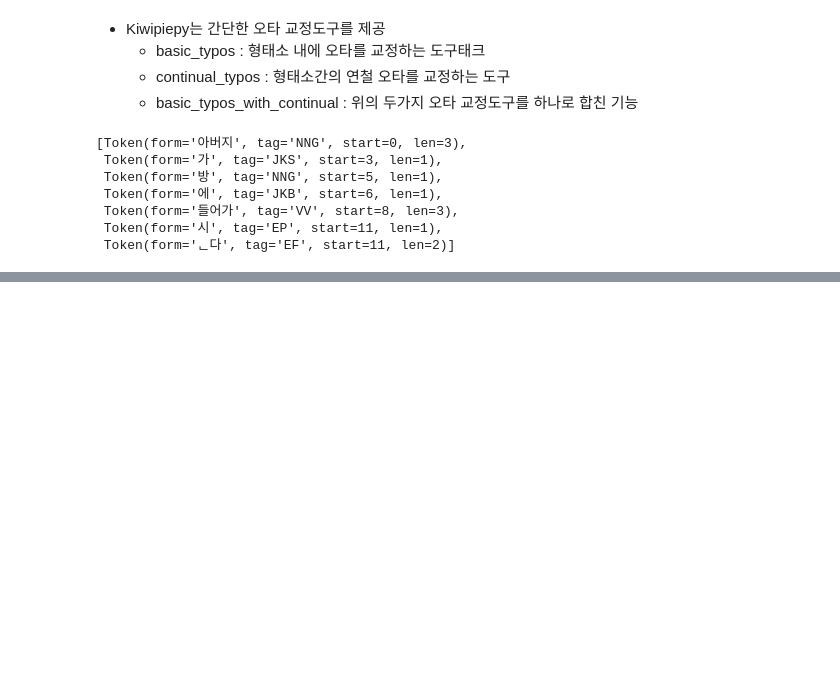
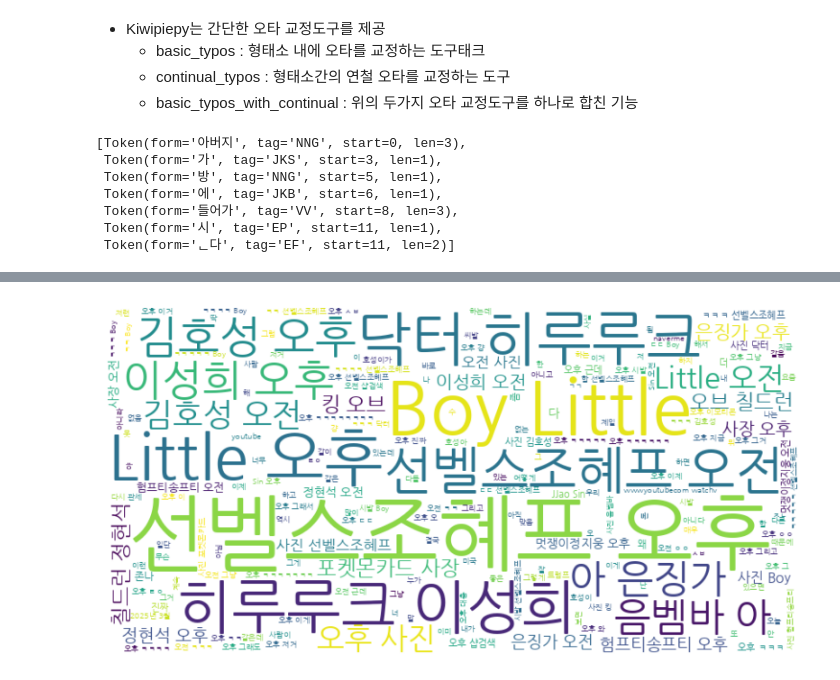
Before and after one commit to copy-del/my-repo, a Jupyter notebook: text mining/kiwipiepy.ipynb, the cells around one changed output, grey strips where cells are left out. Saved outputs shown, nothing was run; the diff lists cells and outputs as text; code cells hidden in the pictures; blank space fills up the shorter version.

Commit message:
study/text_mining

```diff
--- a/text mining/kiwipiepy.ipynb
+++ b/text mining/kiwipiepy.ipynb
@@ -165,0 +197,11 @@ token
+# %%
+# 오타 수정
+
+# 더미 문장 데이터를 이용해서, kiwi 라이브러리 사용법 익혀보기
+text = '오늘은 수요일이당. 주말이 어서 어서 와랔ㅋㅋ ㅋㅋㅋㅋ'
+# 형태소 분석 시작
+
+# normalize_coda
+# 초성체가 어절 뒤에 붙는 경우, 초성체를 분리해주는 기능(기본값 : False)
+token = kiwi.tokenize(text, normalize_coda=True)
+token
@@ -165,0 +545,5 @@ token
+# %%
+file_path = '/content/drive/MyDrive/Colab Notebooks/SW엔지니어/data/카카오톡_대화내용_내보내기.txt.txt'
+
+with open(file_path, 'r', encoding='utf-8') as f:
+  text = f.read()
@@ -165,0 +557,29 @@ token
+# %%
+# 대괄호 []로 감싸진 내용을 정규표현식으로 찾아서 빈 문자열로 치환(삭제)
+cleaned_text = re.sub(r'|[.*?|]','',text)
+# \[ : [, \] : ]
+# .* : 모든 문자
+# ? : ex) [...]sadf [...] > 전부 삭제 방지
+
+# 여러개 공백(띄어쓰기, 줄바꿈)을 하나의 공백으로 치환.
+cleaned_text = re.sub(r'|s+','',cleaned_text)
+
+# |s : 공백문자
+# |s :
+# %%
+# 워드클라우드, matplotlib import
+from wordcloud import WordCloud
+import matplotlib.pyplot as plt
+
+# 워드클라우드 생성
+wordcloud = WordCloud(font_path='/content/drive/MyDrive/Colab Notebooks/SW엔지니어/data/NanumGothic.ttf',
+                      width=800,height=400,background_color='white').generate(cleaned_text)
+# generate(text) : 단어의 빈도수에 따라 글자의 크기 조절.
+
+# 워드클라우드 시각화
+plt.figure(figsize=(10,5))
+plt.imshow(wordcloud, interpolation='bilinear') # 워드클라우드 시각화, bilinear : 픽셀 깨짐방지
+plt.axis('off') # x축, y축 표시 off
+plt.show()
+# %% [output]
+[figure, added]
```
Also changed, not shown: parts of 49 cells of this notebook, 4 other files.
